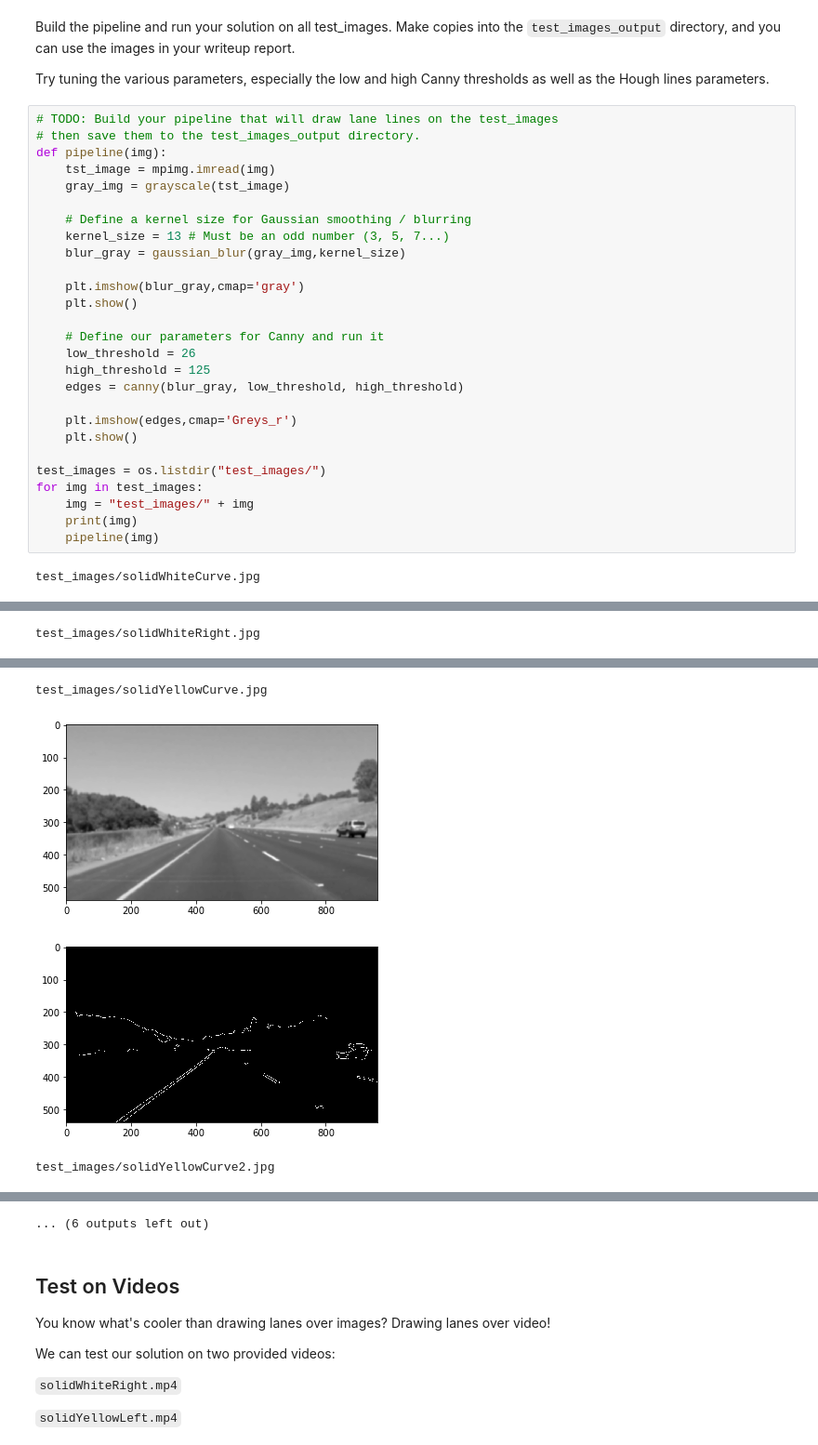
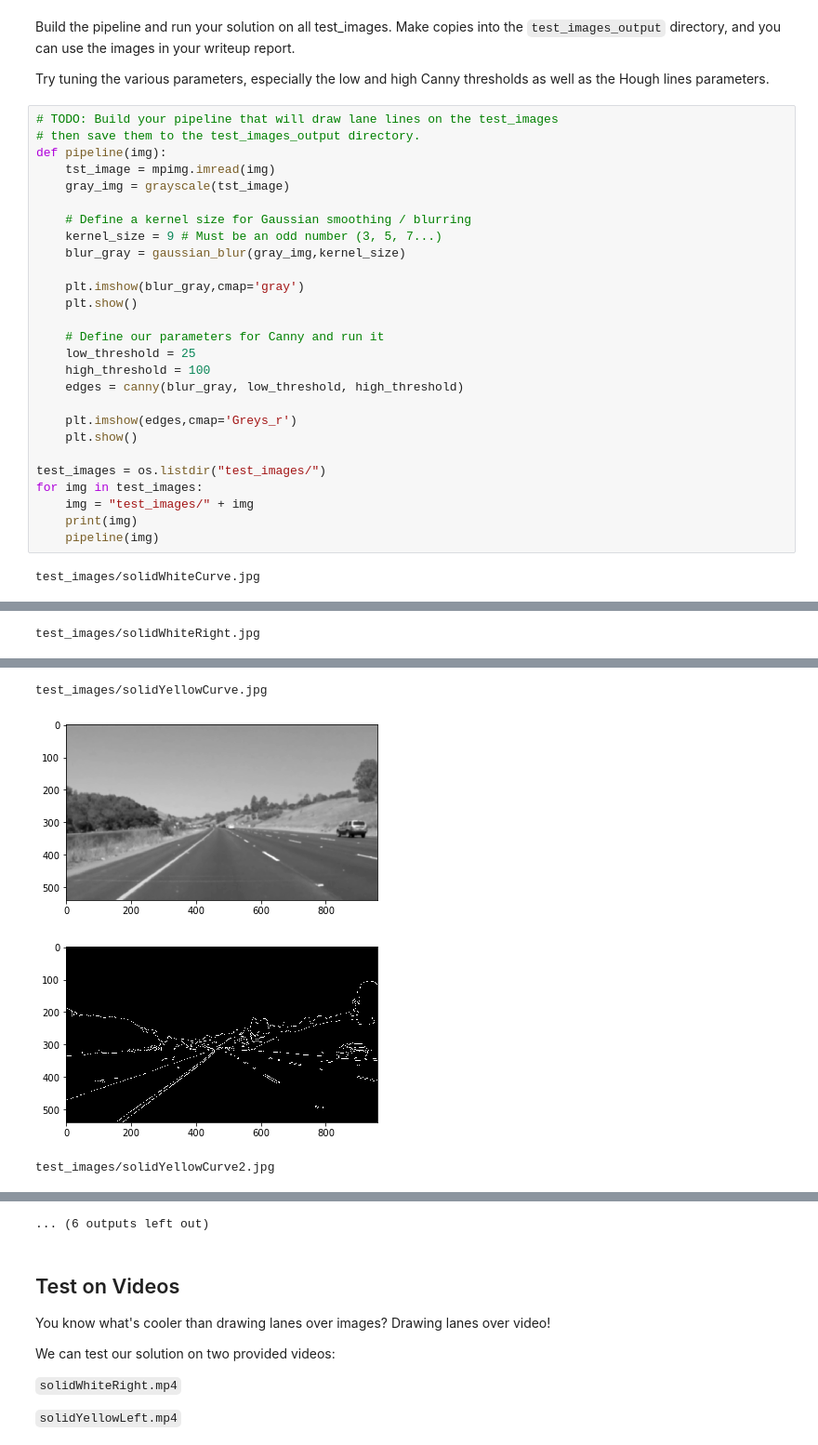
Before and after one commit to ahmadsheikhveisi/CarND-LaneLines-P1, a Jupyter notebook: P1.ipynb, the cells around one changed output, grey strips where cells are left out. Shown: that part at 93% size. Saved outputs shown, nothing was run; the diff lists cells and outputs as text.

```diff
--- a/P1.ipynb
+++ b/P1.ipynb
@@ -201,15 +201,15 @@ def pipeline(img):
     gray_img = grayscale(tst_image)
 
     # Define a kernel size for Gaussian smoothing / blurring
-    kernel_size = 13 # Must be an odd number (3, 5, 7...)
+    kernel_size = 9 # Must be an odd number (3, 5, 7...)
     blur_gray = gaussian_blur(gray_img,kernel_size)
 
     plt.imshow(blur_gray,cmap='gray')
     plt.show()
 
     # Define our parameters for Canny and run it
-    low_threshold = 26
-    high_threshold = 125
+    low_threshold = 25
+    high_threshold = 100
     edges = canny(blur_gray, low_threshold, high_threshold)
 
     plt.imshow(edges,cmap='Greys_r')
@@ -230,5 +230,5 @@ test_images/solidWhiteRight.jpg
 test_images/solidYellowCurve.jpg
 [figure]
-[figure, old version]
+[figure, new version]
 test_images/solidYellowCurve2.jpg
 [figure]
```
Also changed, not shown: parts of 1 cell of this notebook.
